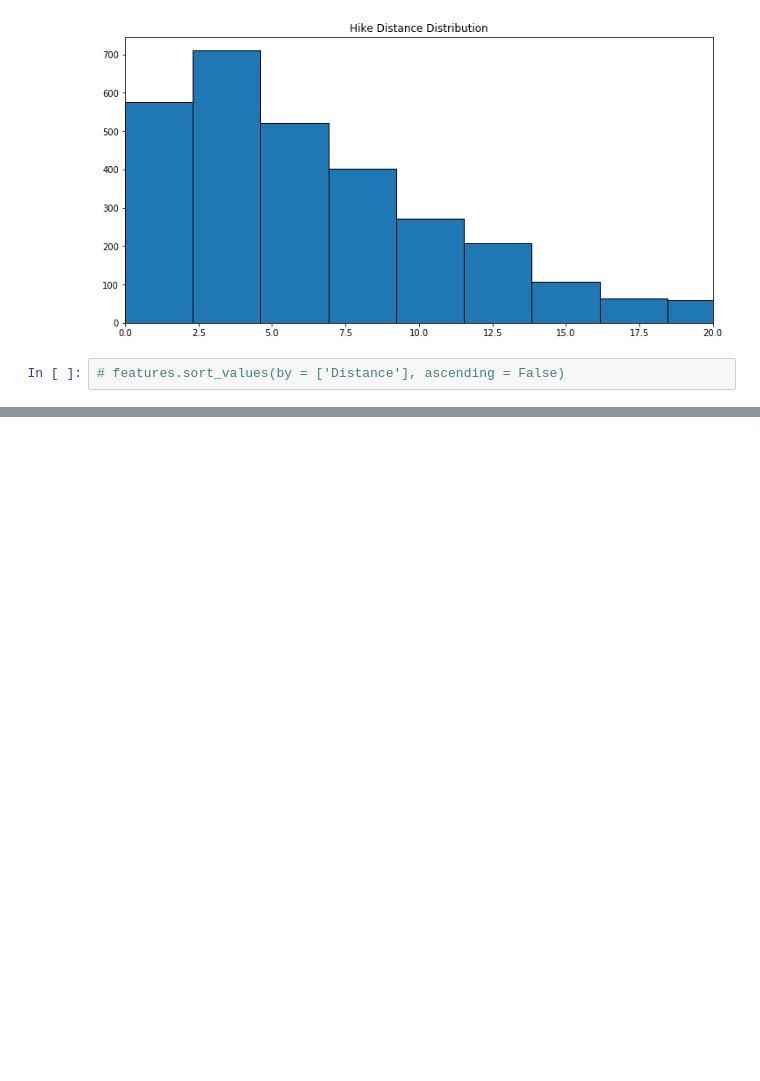
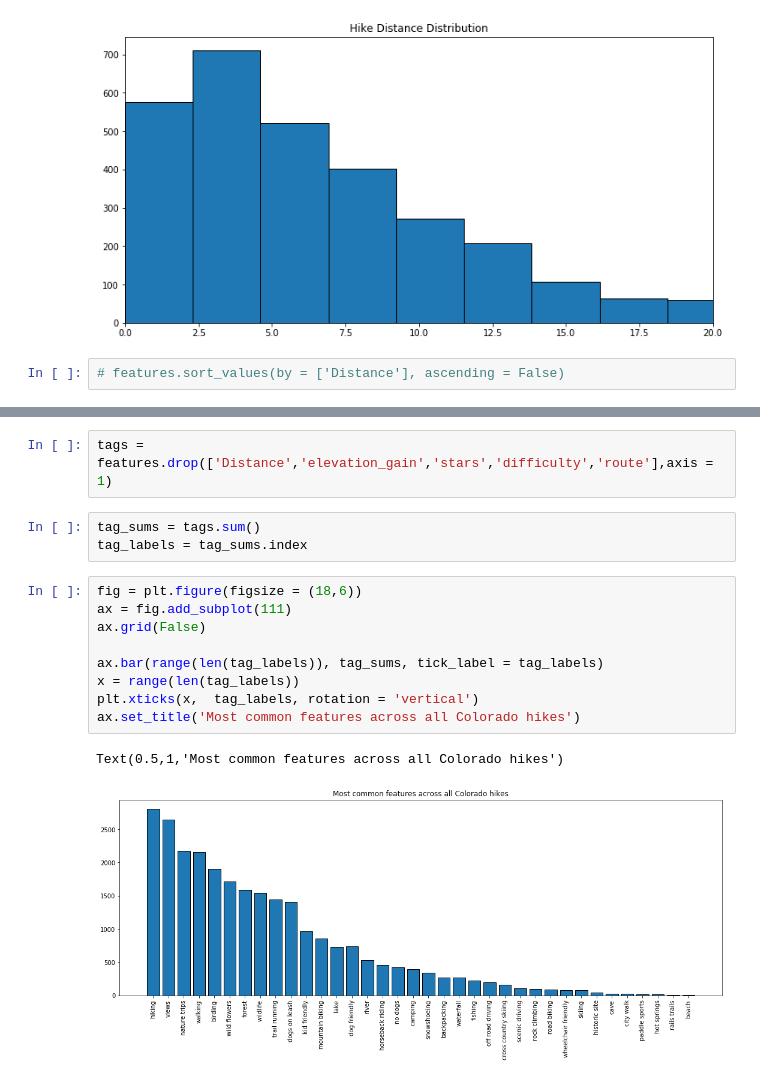
Before and after one commit to evanhosmer/Colorado-Hiking-Recommender, a Jupyter notebook: src/EDA.ipynb, the cells around one changed output, grey strips where cells are left out. Drawn from its saved outputs; the diff is of its cells as text; blank space fills up the shorter version.

```diff
--- a/src/EDA.ipynb
+++ b/src/EDA.ipynb
@@ -114,0 +137,17 @@ Text(0.5,1,'Hike Distance Distribution')
+# %%
+tags = features.drop(['Distance','elevation_gain','stars','difficulty','route'],axis = 1)
+# %%
+tag_sums = tags.sum()
+tag_labels = tag_sums.index
+# %%
+fig = plt.figure(figsize = (18,6))
+ax = fig.add_subplot(111)
+ax.grid(False)
+
+ax.bar(range(len(tag_labels)), tag_sums, tick_label = tag_labels)
+x = range(len(tag_labels))
+plt.xticks(x,  tag_labels, rotation = 'vertical')
+ax.set_title('Most common features across all Colorado hikes')
+# %% [output]
+Text(0.5,1,'Most common features across all Colorado hikes')
+[figure, added]
```
Also changed, not shown: parts of 21 cells of this notebook, 13 other files.
